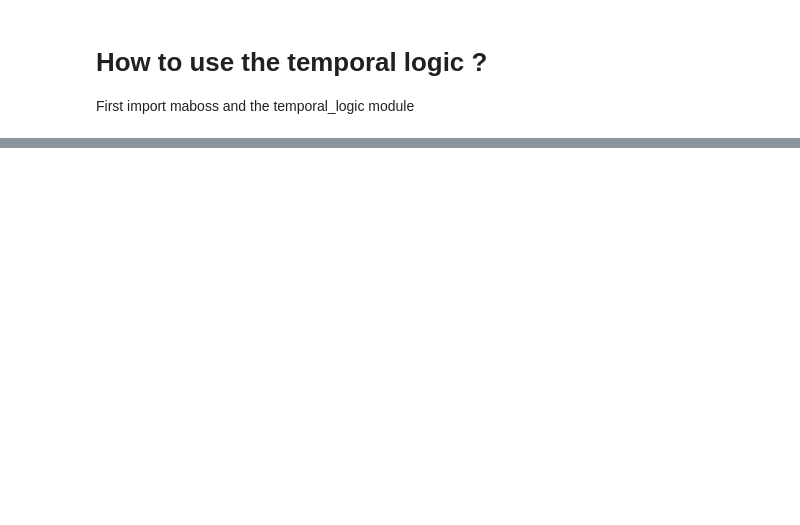
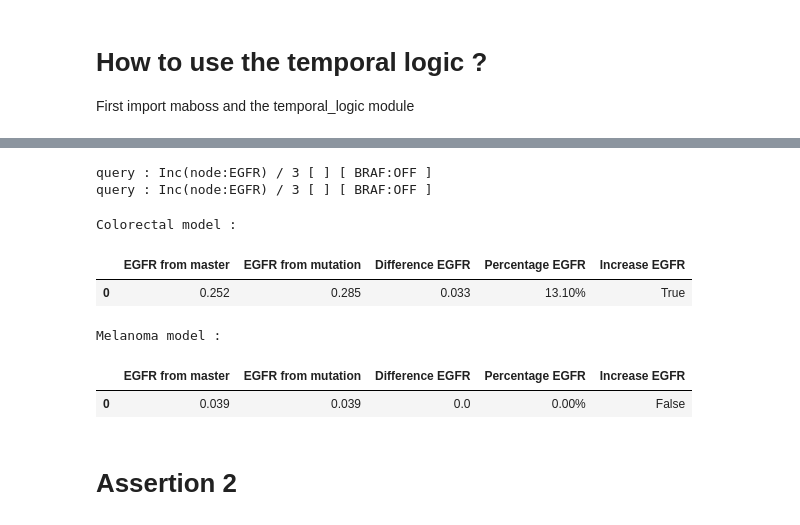
Before and after one commit to colomoto/pyMaBoSS, a Jupyter notebook: notebook/Tuto Temporal Logic.ipynb, the cells around one changed output, grey strips where cells are left out. Drawn from its saved outputs; the diff is of its cells as text; code cells hidden in the pictures; blank space fills up the shorter version.

```diff
--- a/notebook/Tuto Temporal Logic.ipynb
+++ b/notebook/Tuto Temporal Logic.ipynb
@@ -82,0 +24,8 @@ results[2].viz.evolution_over_time(top=3)
+# %%
+assertions_list = [] #doing a list so only one thing to pass in the function, easier and cleaner
+file_bnd = "BRAF_Model.bnd"
+file_cfg = "BRAF_Model.cfg"
+
+#the list of dictionaries for the initial states
+i_s_colorectal = [{'node':'SOX10', 'istate': [1,0]}, {'node': 'BRAF' , 'istate': [0,1]}]
+i_s_melanoma = [{'node':'SOX10', 'istate': [0,1]}, {'node': 'BRAF' , 'istate': [0,1]}]
@@ -82,0 +42,23 @@ results[2].viz.evolution_over_time(top=3)
+# %%
+assertion_1 = "Inc(node:EGFR) / 3 [ ] [ BRAF:OFF ]"
+assertions_list.append(assertion_1)
+# %%
+colorectal_BRAF_ON = tl.MaBoSSEvaluator.querying(assertions_list, file_bnd, file_cfg, i_s_colorectal)
+melanoma_BRAF_ON = tl.MaBoSSEvaluator.querying(assertions_list, file_bnd, file_cfg, i_s_melanoma)
+# %% [output]
+query : Inc(node:EGFR) / 3 [ ] [ BRAF:OFF ]
+query : Inc(node:EGFR) / 3 [ ] [ BRAF:OFF ]
+# %%
+print("Colorectal model :")
+display(colorectal_BRAF_ON[0])
+print("Melanoma model :")
+display(melanoma_BRAF_ON[0])
+# %% [output]
+Colorectal model :
+|  | EGFR from master | EGFR from mutation | Difference EGFR | Percentage EGFR | Increase EGFR |
+| 0 | 0.252 | 0.285 | 0.033 | 13.10% | True |
+Melanoma model :
+|  | EGFR from master | EGFR from mutation | Difference EGFR | Percentage EGFR | Increase EGFR |
+| 0 | 0.039 | 0.039 | 0.0 | 0.00% | False |
+# %% [markdown]
+# Assertion 2
```
Also changed, not shown: parts of 16 cells of this notebook, 14 other files.
